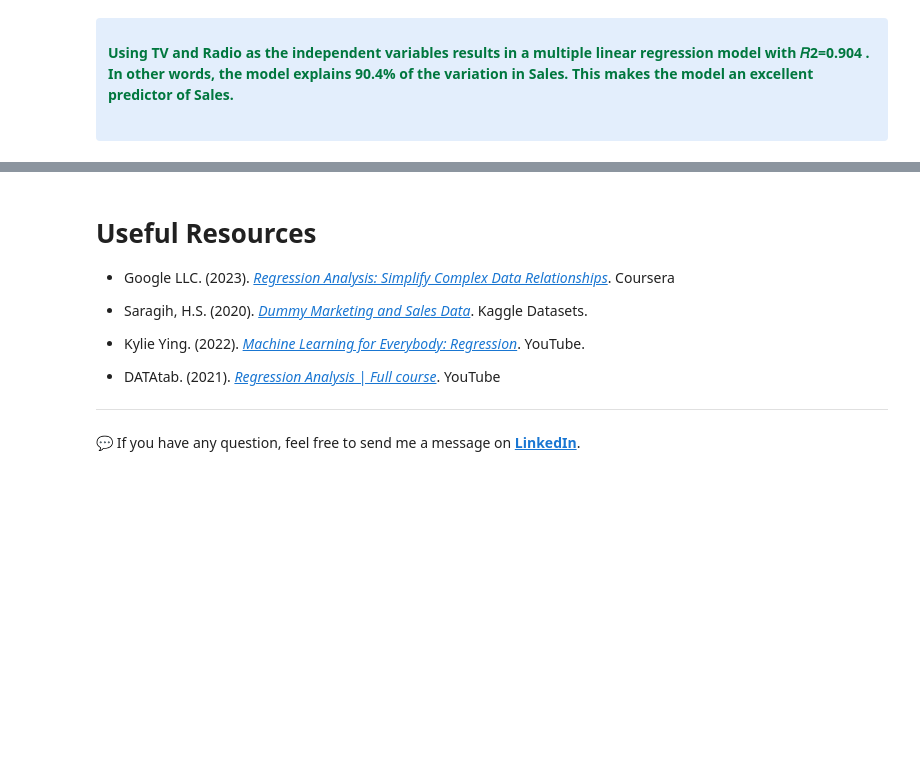
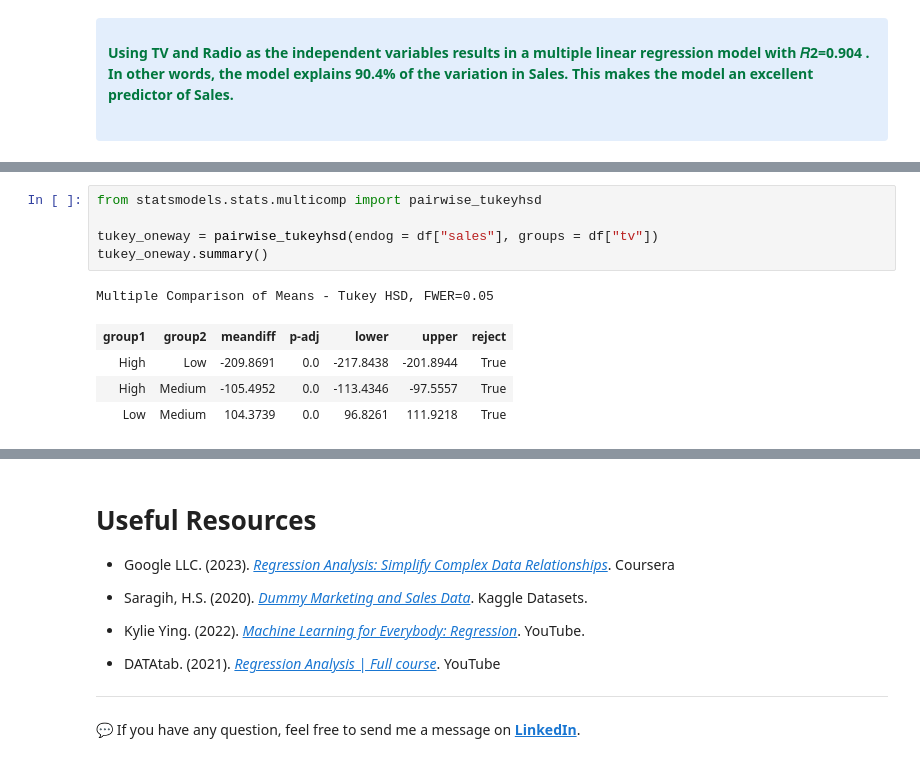
Before and after one commit to mohamedyosef101/marketing-promotions, a Jupyter notebook: main.ipynb, the cells around one changed output, grey strips where cells are left out. Drawn from its saved outputs; the diff is of its cells as text; blank space fills up the shorter version.

```diff
--- a/main.ipynb
+++ b/main.ipynb
@@ -338,0 +337,11 @@ Thus, it is recommended that the business allot a high promotional budget to TV
+# %%
+from statsmodels.stats.multicomp import pairwise_tukeyhsd
+
+tukey_oneway = pairwise_tukeyhsd(endog = df["sales"], groups = df["tv"])
+tukey_oneway.summary()
+# %% [output]
+Multiple Comparison of Means - Tukey HSD, FWER=0.05
+| group1 | group2 | meandiff | p-adj | lower | upper | reject |
+| High | Low | -209.8691 | 0.0 | -217.8438 | -201.8944 | True |
+| High | Medium | -105.4952 | 0.0 | -113.4346 | -97.5557 | True |
+| Low | Medium | 104.3739 | 0.0 | 96.8261 | 111.9218 | True |
```
Also changed, not shown: parts of 14 cells of this notebook.
